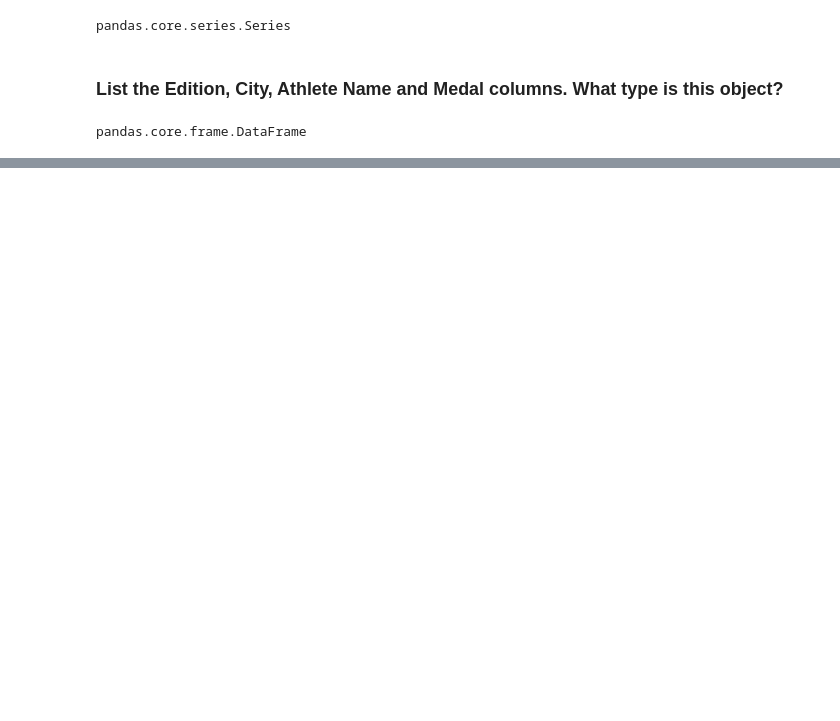
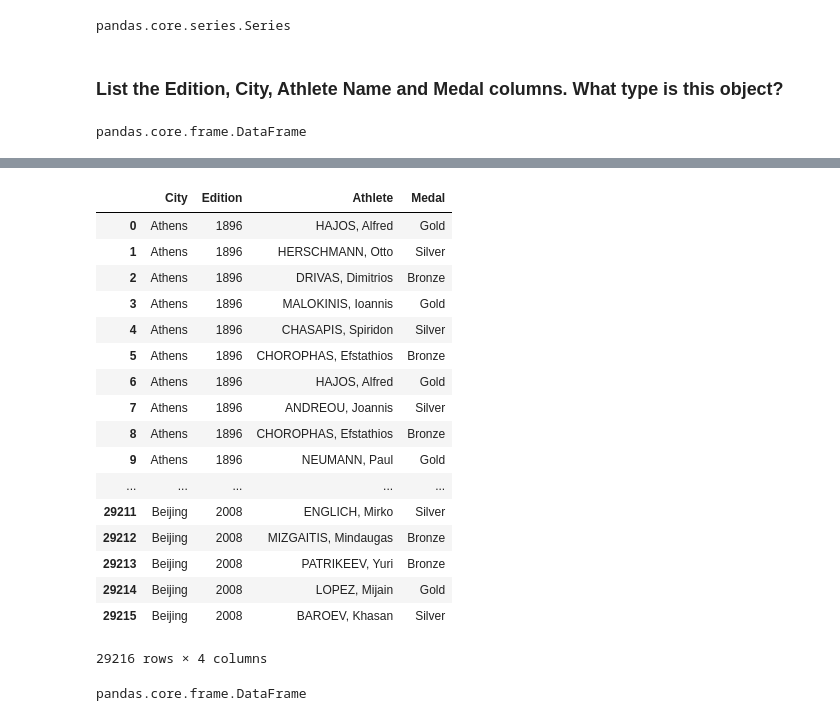
Before and after one commit to jatin7gupta/Pandas-Essential-Training, a Jupyter notebook: Ch02 Series and Dataframes Solution.ipynb, the cells around one changed output, grey strips where cells are left out. Drawn from its saved outputs; the diff is of its cells as text; code cells hidden in the pictures; blank space fills up the shorter version.

```diff
--- a/Ch02 Series and Dataframes Solution.ipynb
+++ b/Ch02 Series and Dataframes Solution.ipynb
@@ -90,0 +195,27 @@ pandas.core.frame.DataFrame
+# %%
+# list edition city and athelete name and medals
+#oo
+oo[['City', 'Edition', 'Athlete', 'Medal']]
+# %% [output]
+|  | City | Edition | Athlete | Medal |
+| 0 | Athens | 1896 | HAJOS, Alfred | Gold |
+| 1 | Athens | 1896 | HERSCHMANN, Otto | Silver |
+| 2 | Athens | 1896 | DRIVAS, Dimitrios | Bronze |
+| 3 | Athens | 1896 | MALOKINIS, Ioannis | Gold |
+| 4 | Athens | 1896 | CHASAPIS, Spiridon | Silver |
+| 5 | Athens | 1896 | CHOROPHAS, Efstathios | Bronze |
+| 6 | Athens | 1896 | HAJOS, Alfred | Gold |
+| 7 | Athens | 1896 | ANDREOU, Joannis | Silver |
+| 8 | Athens | 1896 | CHOROPHAS, Efstathios | Bronze |
+| 9 | Athens | 1896 | NEUMANN, Paul | Gold |
+| ... | ... | ... | ... | ... |
+| 29211 | Beijing | 2008 | ENGLICH, Mirko | Silver |
+| 29212 | Beijing | 2008 | MIZGAITIS, Mindaugas | Bronze |
+| 29213 | Beijing | 2008 | PATRIKEEV, Yuri | Bronze |
+| 29214 | Beijing | 2008 | LOPEZ, Mijain | Gold |
+| 29215 | Beijing | 2008 | BAROEV, Khasan | Silver |
+29216 rows × 4 columns
+# %%
+type(oo)
+# %% [output]
+pandas.core.frame.DataFrame
```
Also changed, not shown: parts of 5 cells of this notebook.
